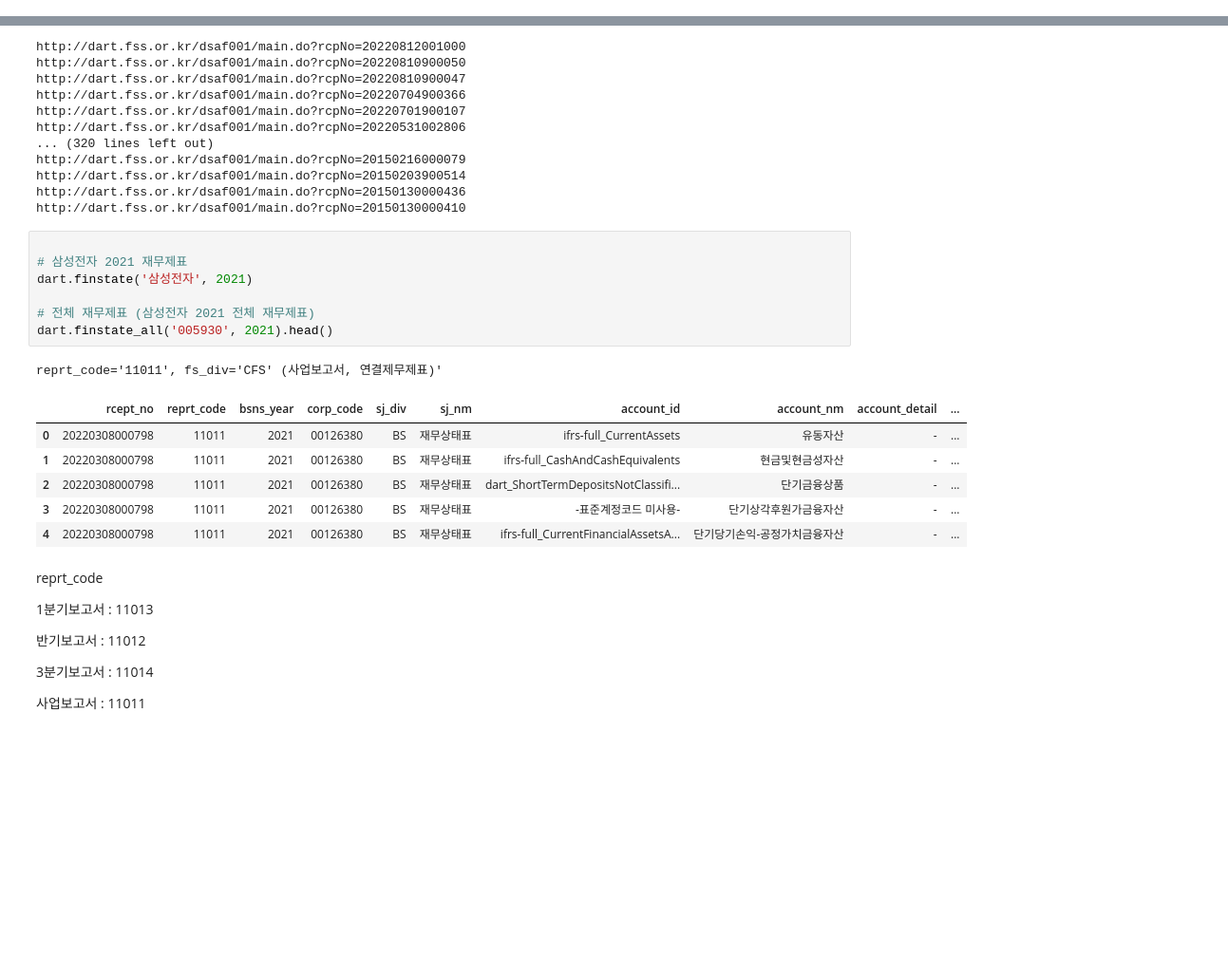
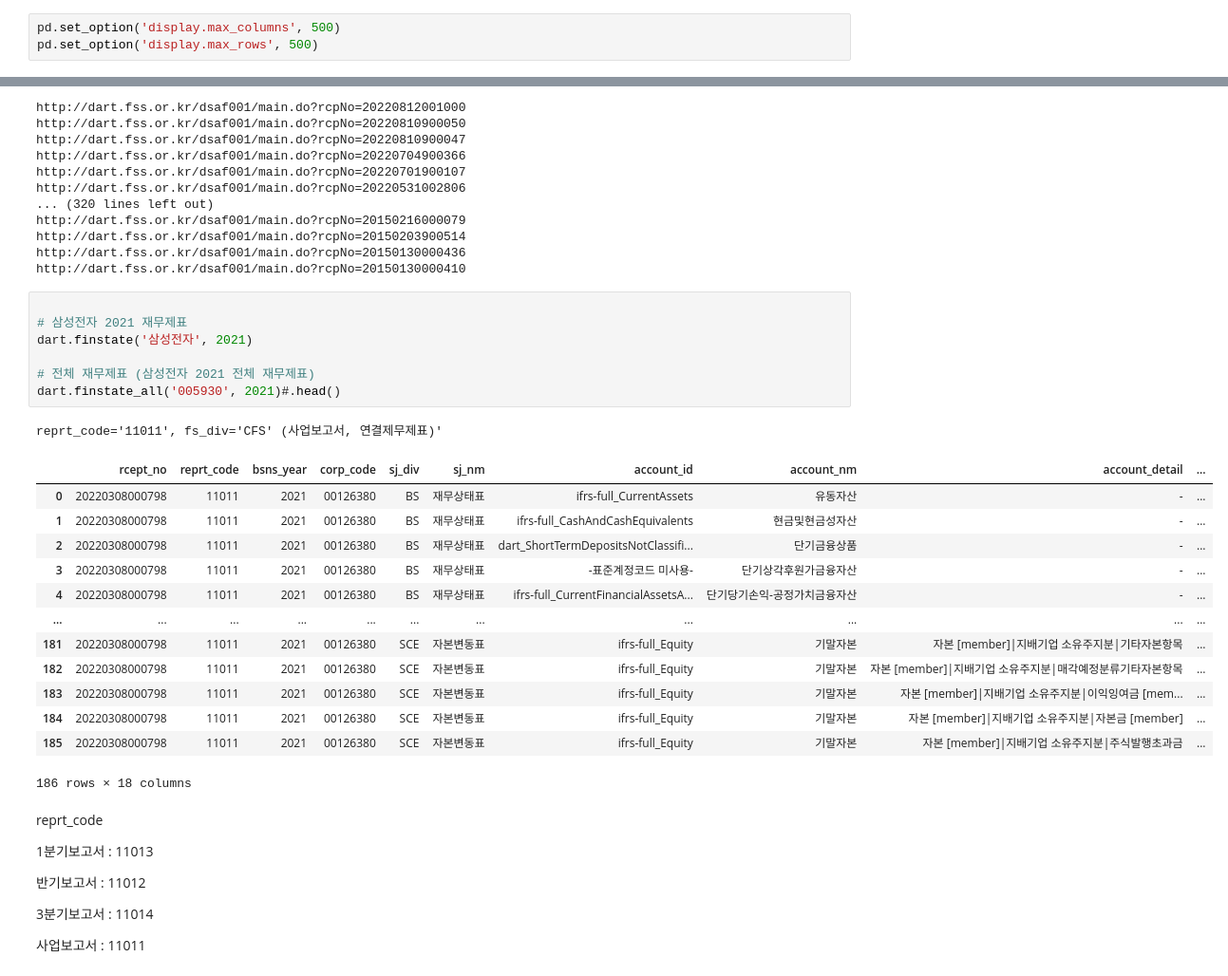
Before and after one commit to reejungkim/OpenAPI_Ministry_of_land, a Jupyter notebook: dart.ipynb, the cells around one changed output, grey strips where cells are left out. Shown: that part at 95% size. Saved outputs shown, nothing was run; the diff lists cells and outputs as text; blank space fills up the shorter version.

```diff
--- a/dart.ipynb
+++ b/dart.ipynb
@@ -19,0 +14,3 @@ reprt_code='11011', fs_div='CFS' (사업보고서, 연결제무제표)'
+# %%
+pd.set_option('display.max_columns', 500)
+pd.set_option('display.max_rows', 500)
@@ -88,18 +160,25 @@ http://dart.fss.or.kr/dsaf001/main.do?rcpNo=20150130000410
 # %%
 
 # 삼성전자 2021 재무제표
 dart.finstate('삼성전자', 2021)
 
 # 전체 재무제표 (삼성전자 2021 전체 재무제표)
-dart.finstate_all('005930', 2021).head()
+dart.finstate_all('005930', 2021)#.head()
 # %% [output]
 reprt_code='11011', fs_div='CFS' (사업보고서, 연결제무제표)'
 |  | rcept_no | reprt_code | bsns_year | corp_code | sj_div | sj_nm | account_id | account_nm | account_detail | ... |
 | 0 | 20220308000798 | 11011 | 2021 | 00126380 | BS | 재무상태표 | ifrs-full_CurrentAssets | 유동자산 | - | ... |
 | 1 | 20220308000798 | 11011 | 2021 | 00126380 | BS | 재무상태표 | ifrs-full_CashAndCashEquivalents | 현금및현금성자산 | - | ... |
 | 2 | 20220308000798 | 11011 | 2021 | 00126380 | BS | 재무상태표 | dart_ShortTermDepositsNotClassifi... | 단기금융상품 | - | ... |
 | 3 | 20220308000798 | 11011 | 2021 | 00126380 | BS | 재무상태표 | -표준계정코드 미사용- | 단기상각후원가금융자산 | - | ... |
 | 4 | 20220308000798 | 11011 | 2021 | 00126380 | BS | 재무상태표 | ifrs-full_CurrentFinancialAssetsA... | 단기당기손익-공정가치금융자산 | - | ... |
+| ... | ... | ... | ... | ... | ... | ... | ... | ... | ... | ... |
+| 181 | 20220308000798 | 11011 | 2021 | 00126380 | SCE | 자본변동표 | ifrs-full_Equity | 기말자본 | 자본 [member]|지배기업 소유주지분|기타자본항목 | ... |
+| 182 | 20220308000798 | 11011 | 2021 | 00126380 | SCE | 자본변동표 | ifrs-full_Equity | 기말자본 | 자본 [member]|지배기업 소유주지분|매각예정분류기타자본항목 | ... |
+| 183 | 20220308000798 | 11011 | 2021 | 00126380 | SCE | 자본변동표 | ifrs-full_Equity | 기말자본 | 자본 [member]|지배기업 소유주지분|이익잉여금 [mem... | ... |
+| 184 | 20220308000798 | 11011 | 2021 | 00126380 | SCE | 자본변동표 | ifrs-full_Equity | 기말자본 | 자본 [member]|지배기업 소유주지분|자본금 [member] | ... |
+| 185 | 20220308000798 | 11011 | 2021 | 00126380 | SCE | 자본변동표 | ifrs-full_Equity | 기말자본 | 자본 [member]|지배기업 소유주지분|주식발행초과금 | ... |
+186 rows × 18 columns
 # %% [markdown]
 reprt_code
 
```
Also changed, not shown: parts of 6 cells of this notebook, 3 other files.
